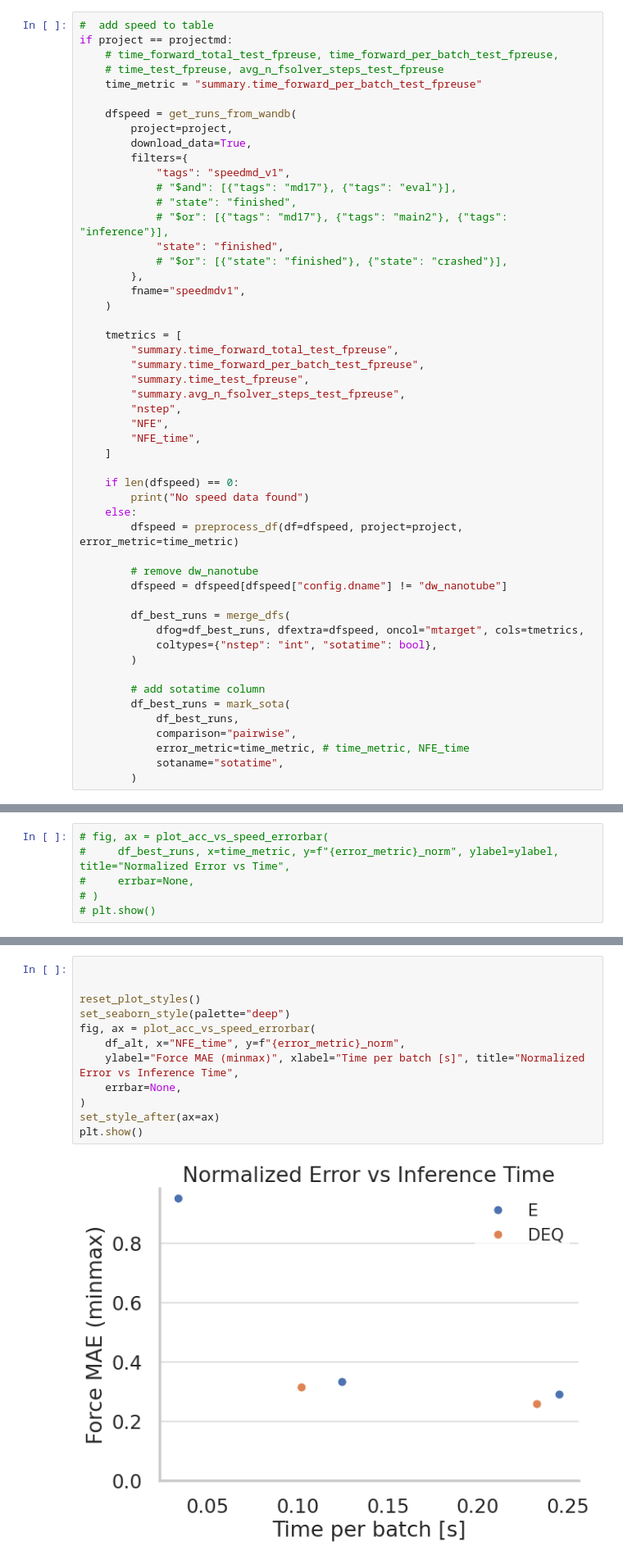
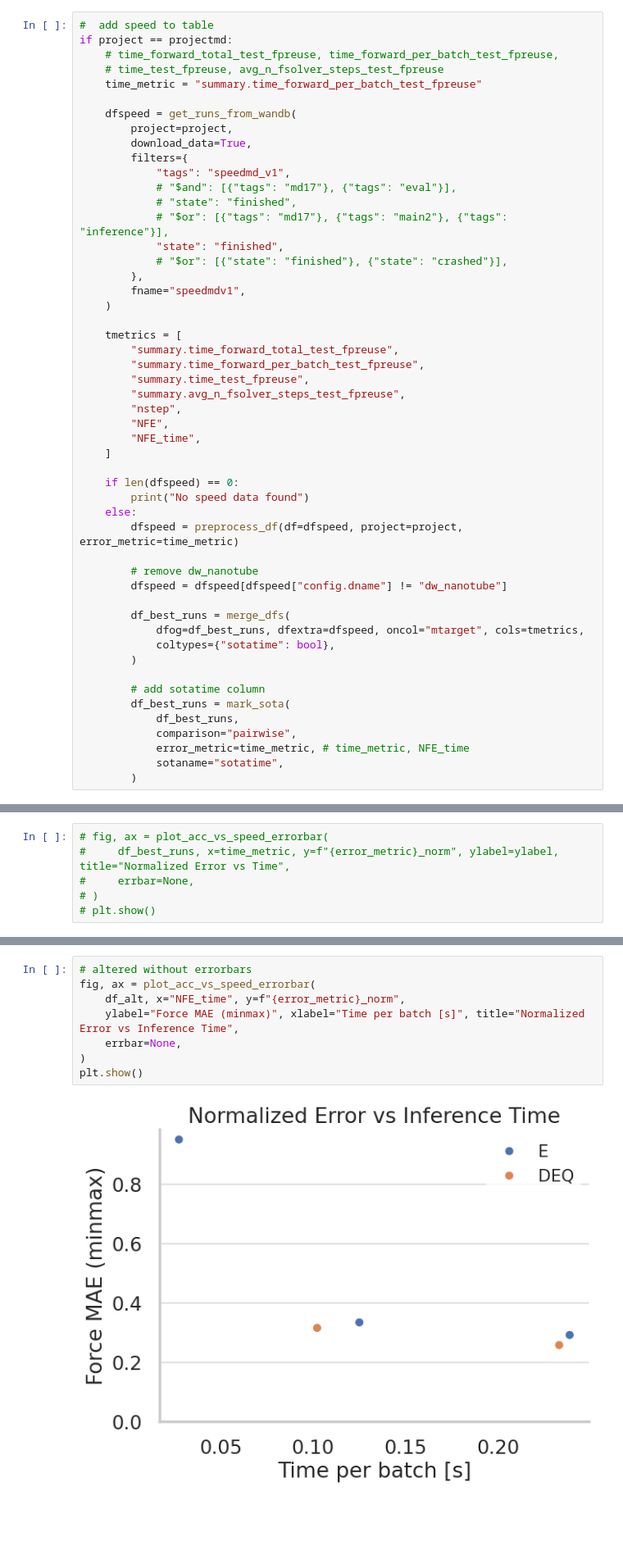
Before and after one commit to BurgerAndreas/equilibrium-forcefields, a Jupyter notebook: src/deq2ff/plotting/dashboard.ipynb, the cells around one changed output, grey strips where cells are left out. Shown at 82% size. Cells and saved outputs as stored; diff of their text form; blank space fills up the shorter version.

```diff
--- a/src/deq2ff/plotting/dashboard.ipynb
+++ b/src/deq2ff/plotting/dashboard.ipynb
@@ -297,7 +278,7 @@ if project == projectmd:
 
         df_best_runs = merge_dfs(
             dfog=df_best_runs, dfextra=dfspeed, oncol="mtarget", cols=tmetrics,
-            coltypes={"nstep": "int", "sotatime": bool},
+            coltypes={"sotatime": bool},
         )
 
         # add sotatime column
@@ -609,19 +588,15 @@ plt.show()
 # %% [output]
 [figure]
 # %%
-
-
-reset_plot_styles()
-set_seaborn_style(palette="deep")
+# altered without errorbars
 fig, ax = plot_acc_vs_speed_errorbar(
     df_alt, x="NFE_time", y=f"{error_metric}_norm",
     ylabel="Force MAE (minmax)", xlabel="Time per batch [s]", title="Normalized Error vs Inference Time",
     errbar=None,
 )
-set_style_after(ax=ax)
 plt.show()
 # %% [output]
-[figure, old version]
+[figure, new version]
 # %%
 # plot acc vs speed ftol Pareto front
 if project == projectmd:
```
Also changed, not shown: parts of 19 cells of this notebook, 5 other files.
